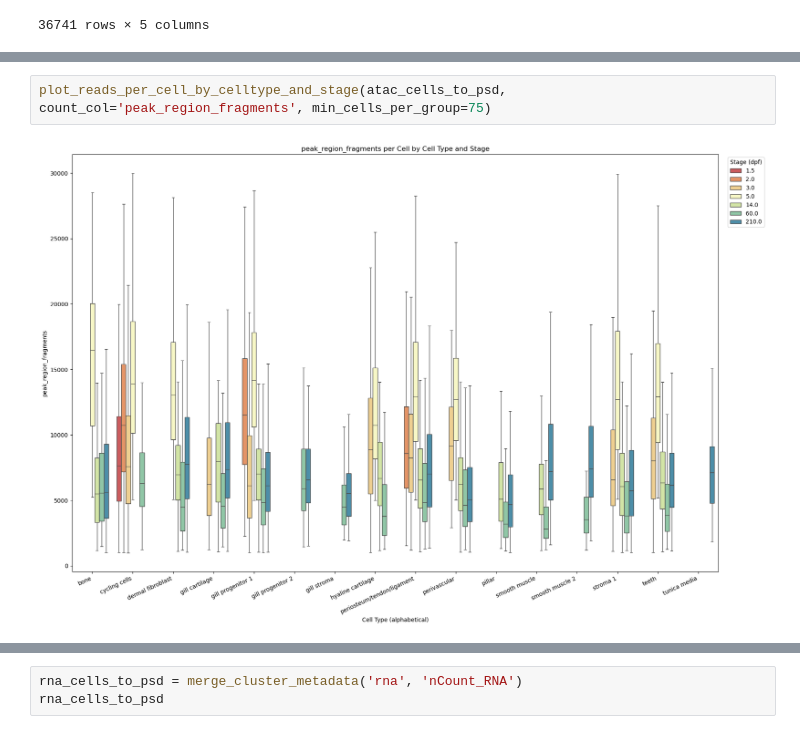
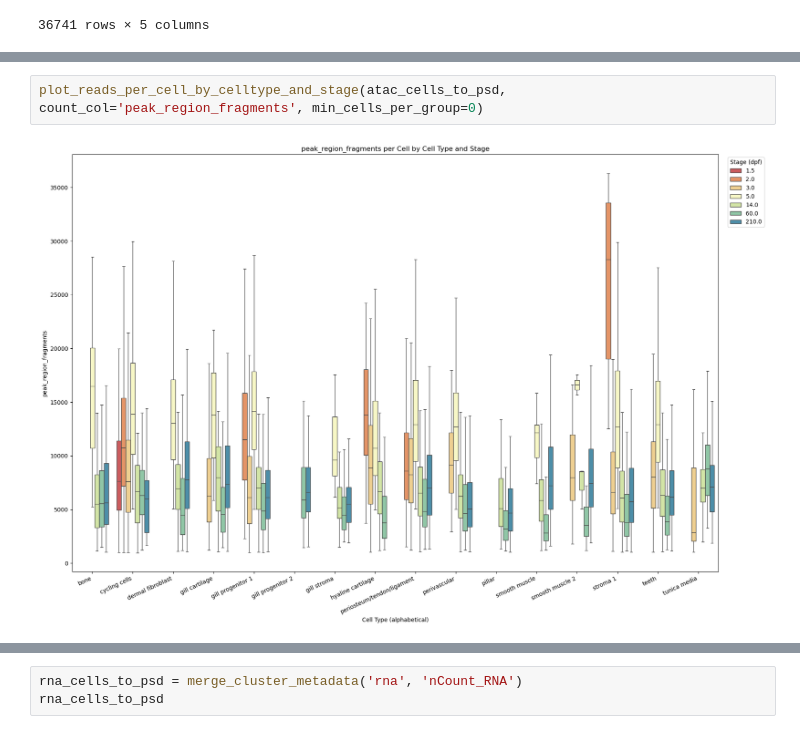
Before and after one commit to mourouzidou/zebrafish_development, a Jupyter notebook: notebooks/lifelong/prepare_ATAC_lifelong.ipynb, the cells around one changed output, grey strips where cells are left out. Drawn from its saved outputs; the diff is of its cells as text.

```diff
--- a/notebooks/lifelong/prepare_ATAC_lifelong.ipynb
+++ b/notebooks/lifelong/prepare_ATAC_lifelong.ipynb
@@ -114,4 +37,4 @@ plot_reads_per_cell_by_celltype_and_stage(atac_cells_to_psd, count_col='peak_reg
 # %%
-plot_reads_per_cell_by_celltype_and_stage(atac_cells_to_psd, count_col='peak_region_fragments', min_cells_per_group=75)
+plot_reads_per_cell_by_celltype_and_stage(atac_cells_to_psd, count_col='peak_region_fragments', min_cells_per_group=0)
 # %% [output]
-[figure, old version]
+[figure, new version]
```
Also changed, not shown: parts of 21 cells of this notebook.
